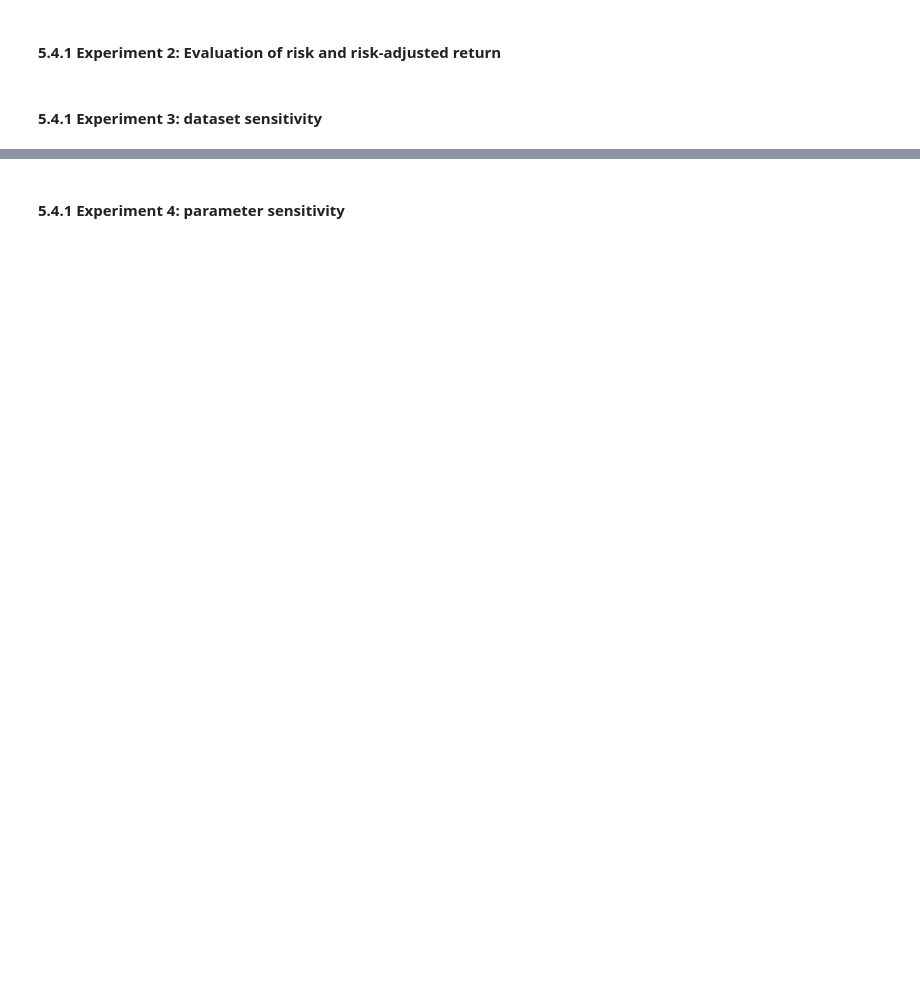
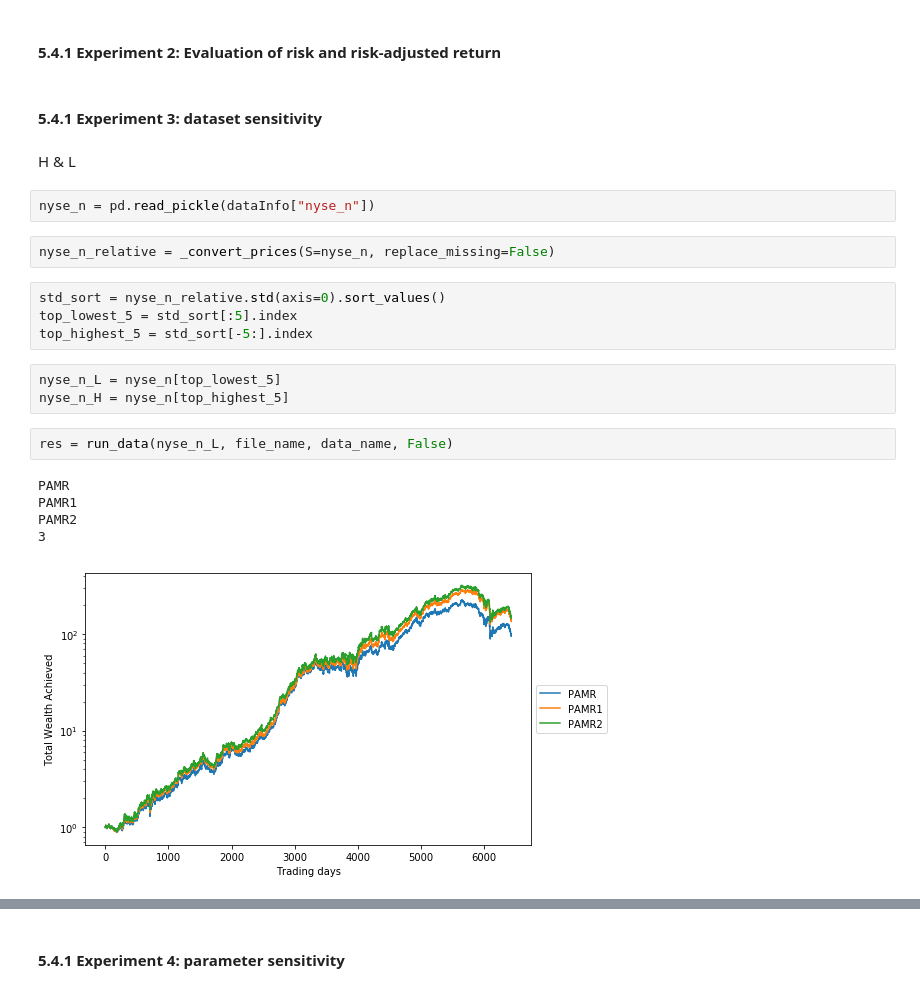
Before and after one commit to KhangDuyLe/portfolio-selection, a Jupyter notebook: PARM.ipynb, the cells around one changed output, grey strips where cells are left out. Saved outputs shown, nothing was run; the diff lists cells and outputs as text; blank space fills up the shorter version.

```diff
--- a/PARM.ipynb
+++ b/PARM.ipynb
@@ -348,3 +362,24 @@ print(res_log)
 #### 5.4.1 Experiment 2: Evaluation of risk and risk-adjusted return
 # %% [markdown]
 #### 5.4.1 Experiment 3: dataset sensitivity
+# %% [markdown]
+H & L
+# %%
+nyse_n = pd.read_pickle(dataInfo["nyse_n"])
+# %%
+nyse_n_relative = _convert_prices(S=nyse_n, replace_missing=False)
+# %%
+std_sort = nyse_n_relative.std(axis=0).sort_values()
+top_lowest_5 = std_sort[:5].index
+top_highest_5 = std_sort[-5:].index
+# %%
+nyse_n_L = nyse_n[top_lowest_5]
+nyse_n_H = nyse_n[top_highest_5]
+# %%
+res = run_data(nyse_n_L, file_name, data_name, False)
+# %% [output]
+PAMR
+PAMR1
+PAMR2
+3
+[figure, added]
```
Also changed, not shown: parts of 51 cells of this notebook, 32 other files.
